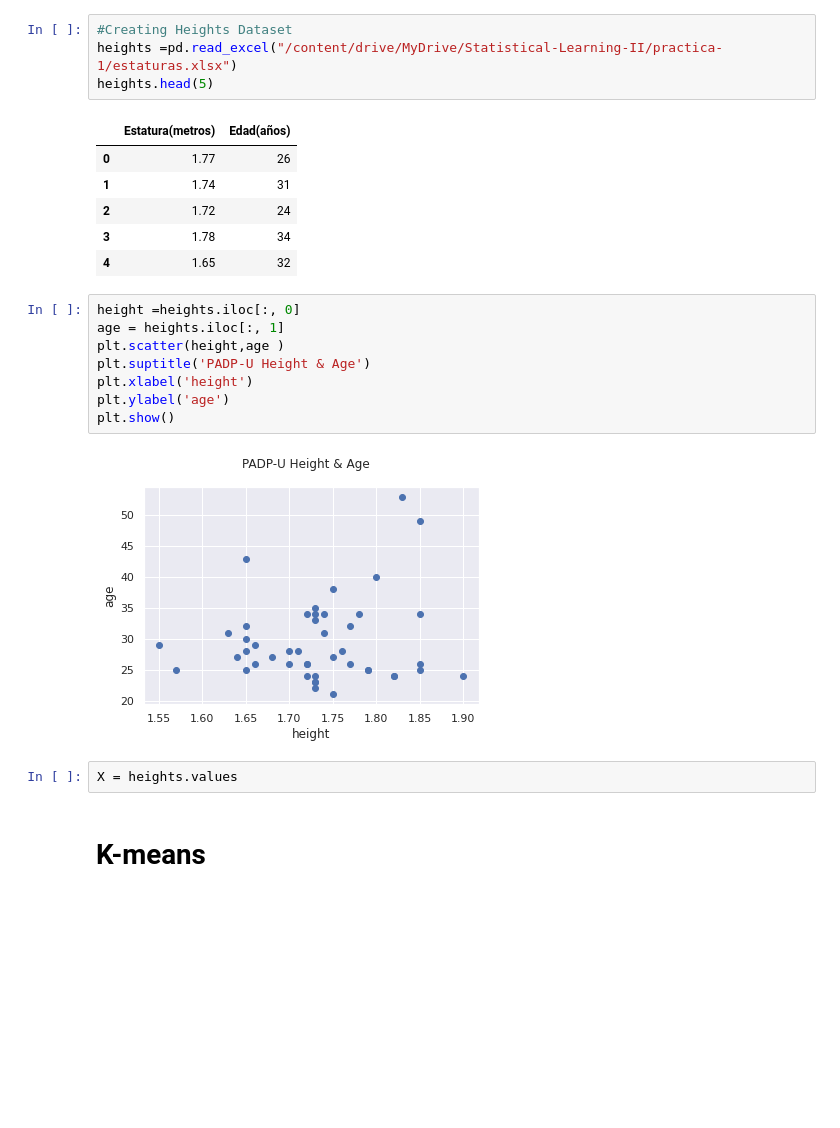
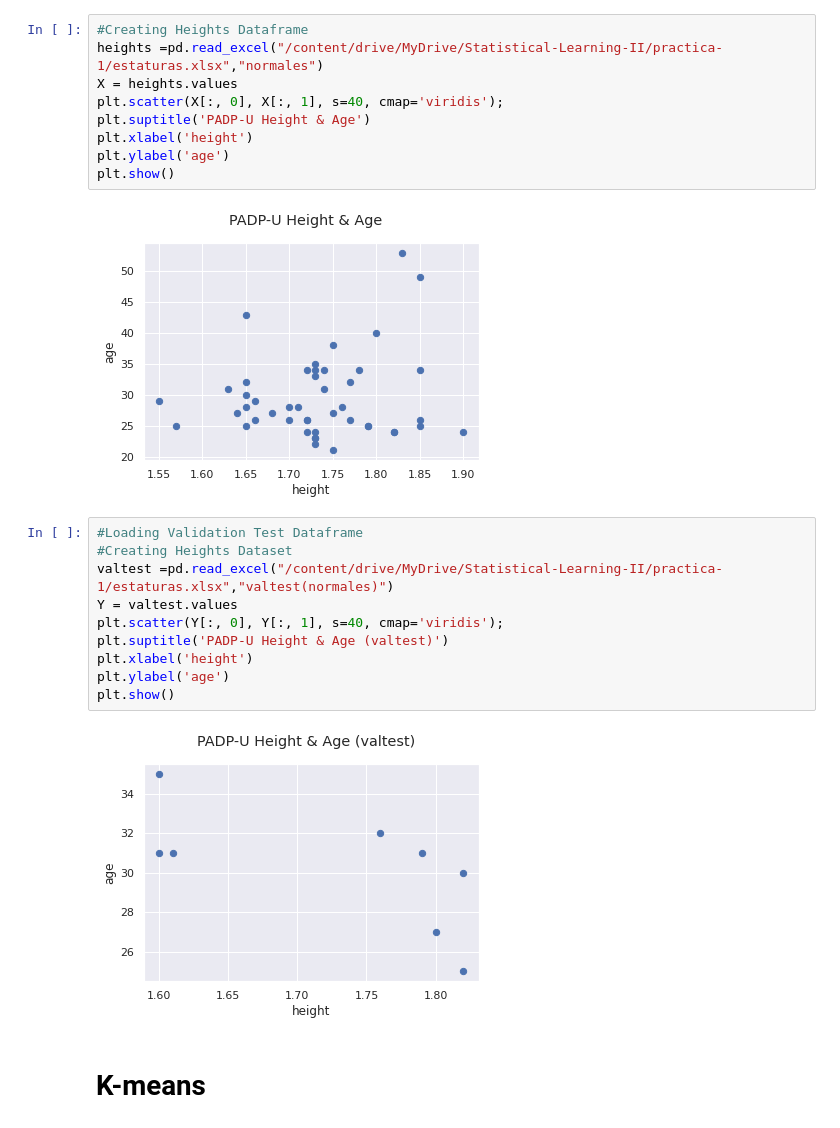
Before and after one commit to cavendano01/Statistical-Learning-II, a Jupyter notebook: K-means-&-GMM/K_means_y_GMM.ipynb, the cells around one changed output. Drawn from its saved outputs; the diff is of its cells as text; blank space fills up the shorter version.

```diff
--- a/K-means-&-GMM/K_means_y_GMM.ipynb
+++ b/K-means-&-GMM/K_means_y_GMM.ipynb
@@ -19,26 +18,26 @@ Mounted at /content/drive/
 # %%
-#Creating Heights Dataset
-heights =pd.read_excel("/content/drive/MyDrive/Statistical-Learning-II/practica-1/estaturas.xlsx")
-heights.head(5)
+#Creating Heights Dataframe
+heights =pd.read_excel("/content/drive/MyDrive/Statistical-Learning-II/practica-1/estaturas.xlsx","normales")
+X = heights.values
+plt.scatter(X[:, 0], X[:, 1], s=40, cmap='viridis');
+plt.suptitle('PADP-U Height & Age')
+plt.xlabel('height')
+plt.ylabel('age')
+plt.show()
 # %% [output]
-|  | Estatura(metros) | Edad(años) |
-| 0 | 1.77 | 26 |
-| 1 | 1.74 | 31 |
-| 2 | 1.72 | 24 |
-| 3 | 1.78 | 34 |
-| 4 | 1.65 | 32 |
+[figure, added]
-# %%
-height =heights.iloc[:, 0]
-age = heights.iloc[:, 1]
-plt.scatter(height,age )
-plt.suptitle('PADP-U Height & Age')
-plt.xlabel('height')
-plt.ylabel('age')
-plt.show()
-# %% [output]
-[figure, removed]
-# %%
-X = heights.values
+# %%
+#Loading Validation Test Dataframe
+#Creating Heights Dataset
+valtest =pd.read_excel("/content/drive/MyDrive/Statistical-Learning-II/practica-1/estaturas.xlsx","valtest(normales)")
+Y = valtest.values
+plt.scatter(Y[:, 0], Y[:, 1], s=40, cmap='viridis');
+plt.suptitle('PADP-U Height & Age (valtest)')
+plt.xlabel('height')
+plt.ylabel('age')
+plt.show()
+# %% [output]
+[figure, added]
 # %% [markdown]
 # K-means
 # %% [markdown]
```
Also changed, not shown: parts of 14 cells of this notebook.
